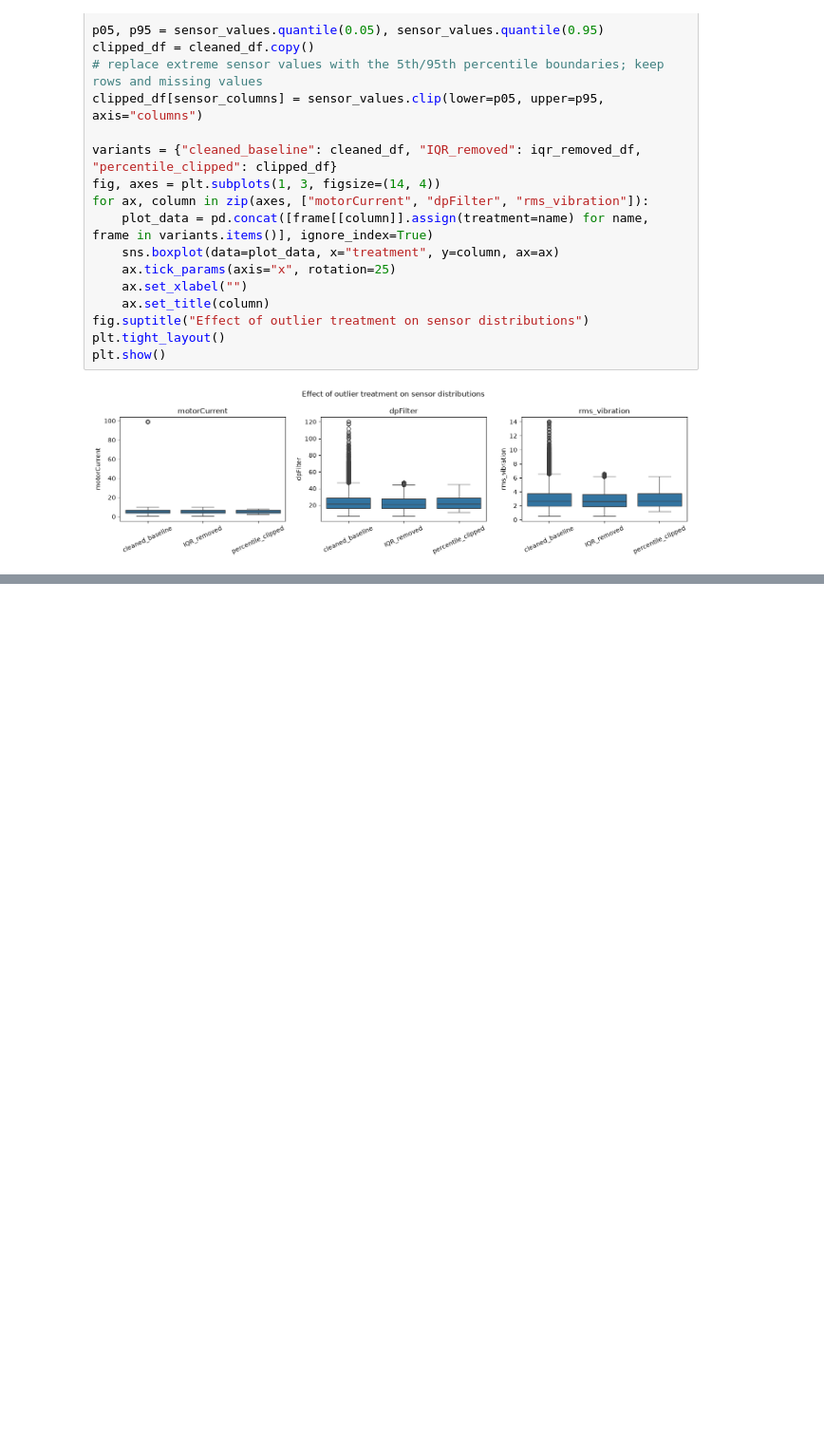
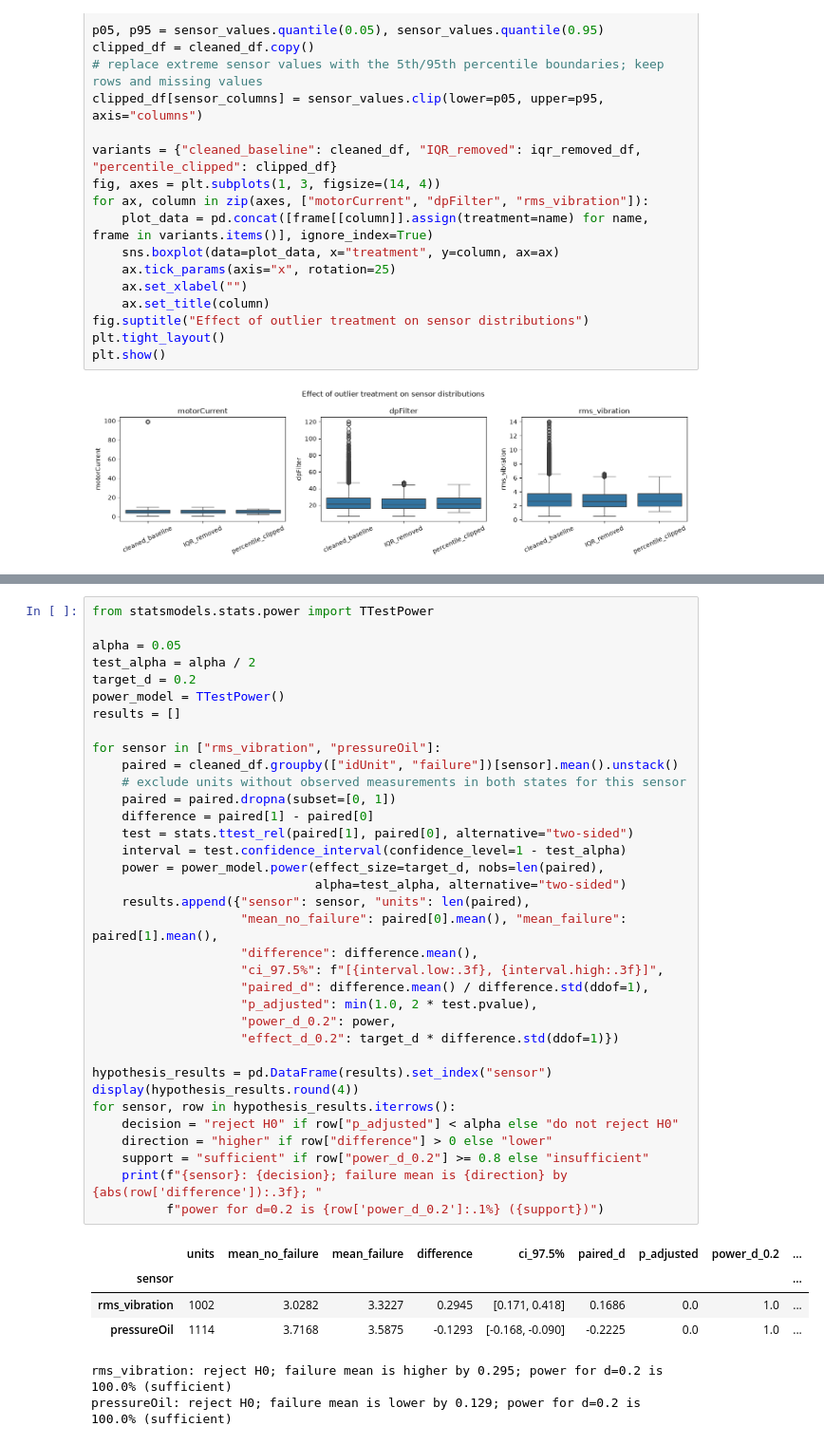
Before and after one commit to CIEXYZ/IAU_Kysil_Petrishka, a Jupyter notebook: src/phase1.ipynb, the cells around one changed output, grey strips where cells are left out. Shown at 95% size. Cells and saved outputs as stored; diff of their text form; blank space fills up the shorter version.

Commit message:
feat: implement 1.3 (made 2 hypothesis and tested)

```diff
--- a/src/phase1.ipynb
+++ b/src/phase1.ipynb
@@ -398,0 +415,42 @@ plt.show()
+# %%
+from statsmodels.stats.power import TTestPower
+
+alpha = 0.05
+test_alpha = alpha / 2
+target_d = 0.2
+power_model = TTestPower()
+results = []
+
+for sensor in ["rms_vibration", "pressureOil"]:
+    paired = cleaned_df.groupby(["idUnit", "failure"])[sensor].mean().unstack()
+    # exclude units without observed measurements in both states for this sensor
+    paired = paired.dropna(subset=[0, 1])
+    difference = paired[1] - paired[0]
+    test = stats.ttest_rel(paired[1], paired[0], alternative="two-sided")
+    interval = test.confidence_interval(confidence_level=1 - test_alpha)
+    power = power_model.power(effect_size=target_d, nobs=len(paired),
+                              alpha=test_alpha, alternative="two-sided")
+    results.append({"sensor": sensor, "units": len(paired),
+                    "mean_no_failure": paired[0].mean(), "mean_failure": paired[1].mean(),
+                    "difference": difference.mean(),
+                    "ci_97.5%": f"[{interval.low:.3f}, {interval.high:.3f}]",
+                    "paired_d": difference.mean() / difference.std(ddof=1),
+                    "p_adjusted": min(1.0, 2 * test.pvalue),
+                    "power_d_0.2": power,
+                    "effect_d_0.2": target_d * difference.std(ddof=1)})
+
+hypothesis_results = pd.DataFrame(results).set_index("sensor")
+display(hypothesis_results.round(4))
+for sensor, row in hypothesis_results.iterrows():
+    decision = "reject H0" if row["p_adjusted"] < alpha else "do not reject H0"
+    direction = "higher" if row["difference"] > 0 else "lower"
+    support = "sufficient" if row["power_d_0.2"] >= 0.8 else "insufficient"
+    print(f"{sensor}: {decision}; failure mean is {direction} by {abs(row['difference']):.3f}; "
+          f"power for d=0.2 is {row['power_d_0.2']:.1%} ({support})")
+# %% [output]
+|  | units | mean_no_failure | mean_failure | difference | ci_97.5% | paired_d | p_adjusted | power_d_0.2 | ... |
+| sensor |  |  |  |  |  |  |  |  | ... |
+| rms_vibration | 1002 | 3.0282 | 3.3227 | 0.2945 | [0.171, 0.418] | 0.1686 | 0.0 | 1.0 | ... |
+| pressureOil | 1114 | 3.7168 | 3.5875 | -0.1293 | [-0.168, -0.090] | -0.2225 | 0.0 | 1.0 | ... |
+rms_vibration: reject H0; failure mean is higher by 0.295; power for d=0.2 is 100.0% (sufficient)
+pressureOil: reject H0; failure mean is lower by 0.129; power for d=0.2 is 100.0% (sufficient)
```
Also changed, not shown: parts of 2 cells of this notebook.
